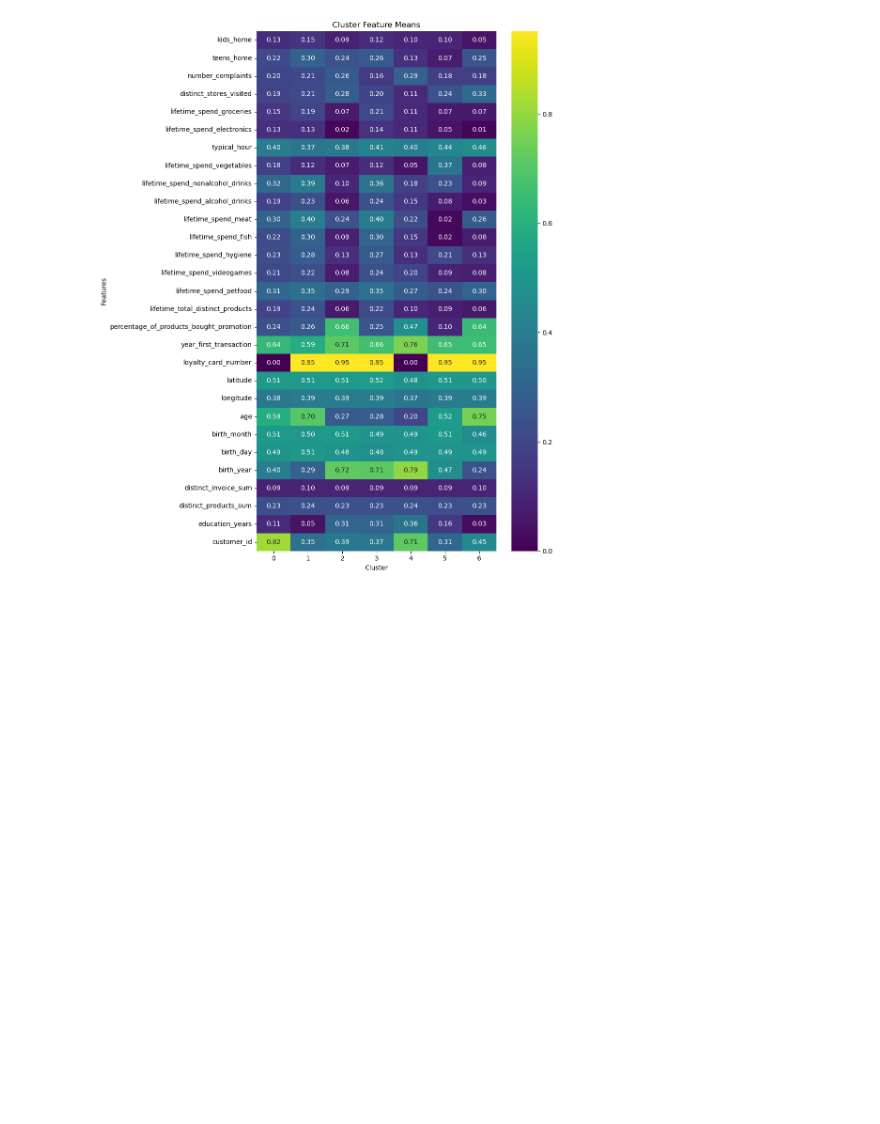
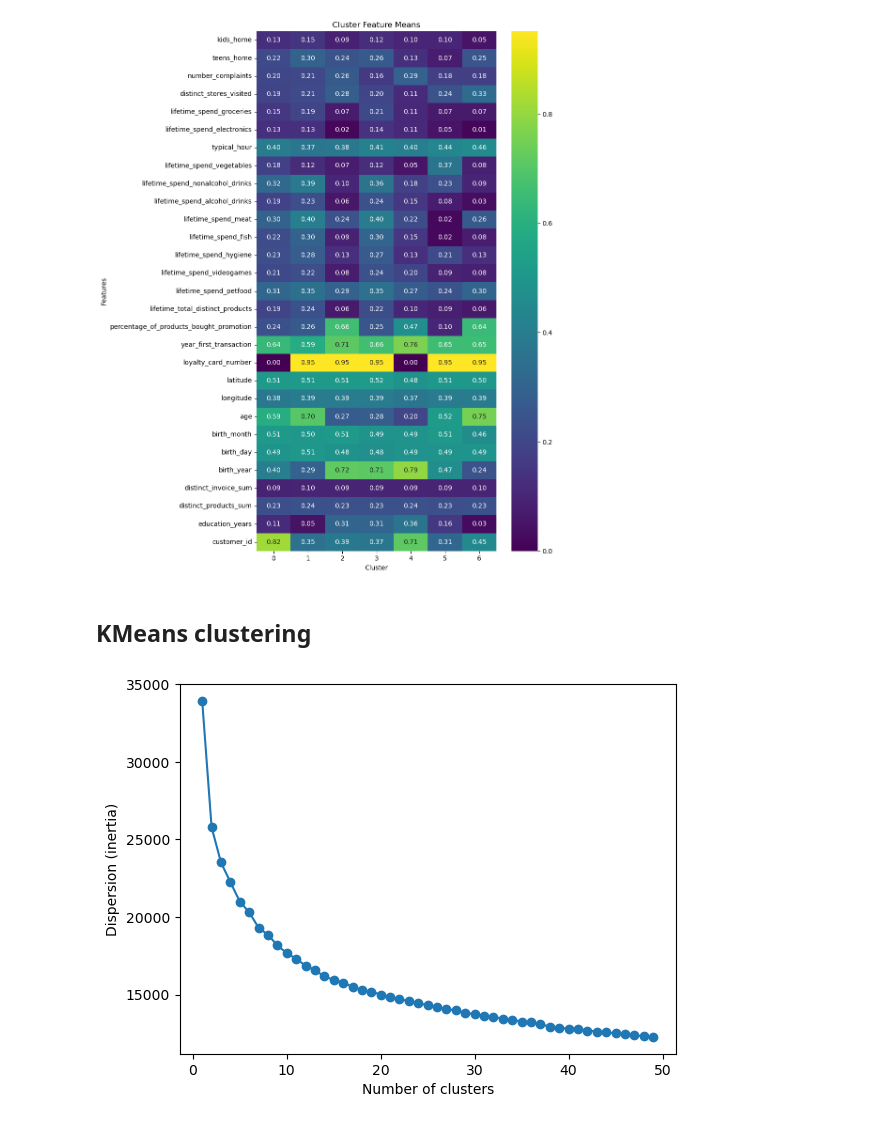
Before and after one commit to beatrizmarques2005/customer_segmentation, a Jupyter notebook: notebook_testing/clustering.ipynb, the cells around one changed output. Cells and saved outputs as stored; diff of their text form; code cells hidden in the pictures; blank space fills up the shorter version.

Commit message:
added Kmeans clustering

```diff
--- a/notebook_testing/clustering.ipynb
+++ b/notebook_testing/clustering.ipynb
@@ -25,3 +30,5 @@ from clustering import *
 ## Load Data
 # %%
 customer_info = load_dataset('../customer_info_preprocessed.csv')
+# %%
+customer_info.drop(columns=[ 'distinct_invoice_sum', 'distinct_products_sum', 'birth_year', 'birth_day', 'birth_month' ], inplace=True)
@@ -65,0 +104,14 @@ customer_info_kmeans = kmeans_clustering(customer_info, 5)
+# %% [markdown]
+## KMeans clustering
+# %%
+dispersion = []
+for k in range(1, 50):
+    kmeans = KMeans(n_clusters=k, random_state=0).fit(customer_info)
+    dispersion.append(kmeans.inertia_)
+# %%
+plt.plot(range(1, 50), dispersion, marker='o')
+plt.xlabel('Number of clusters')
+plt.ylabel('Dispersion (inertia)')
+plt.show()
+# %% [output]
+[figure, added]
```
Also changed, not shown: parts of 12 cells of this notebook, 3 other files.
